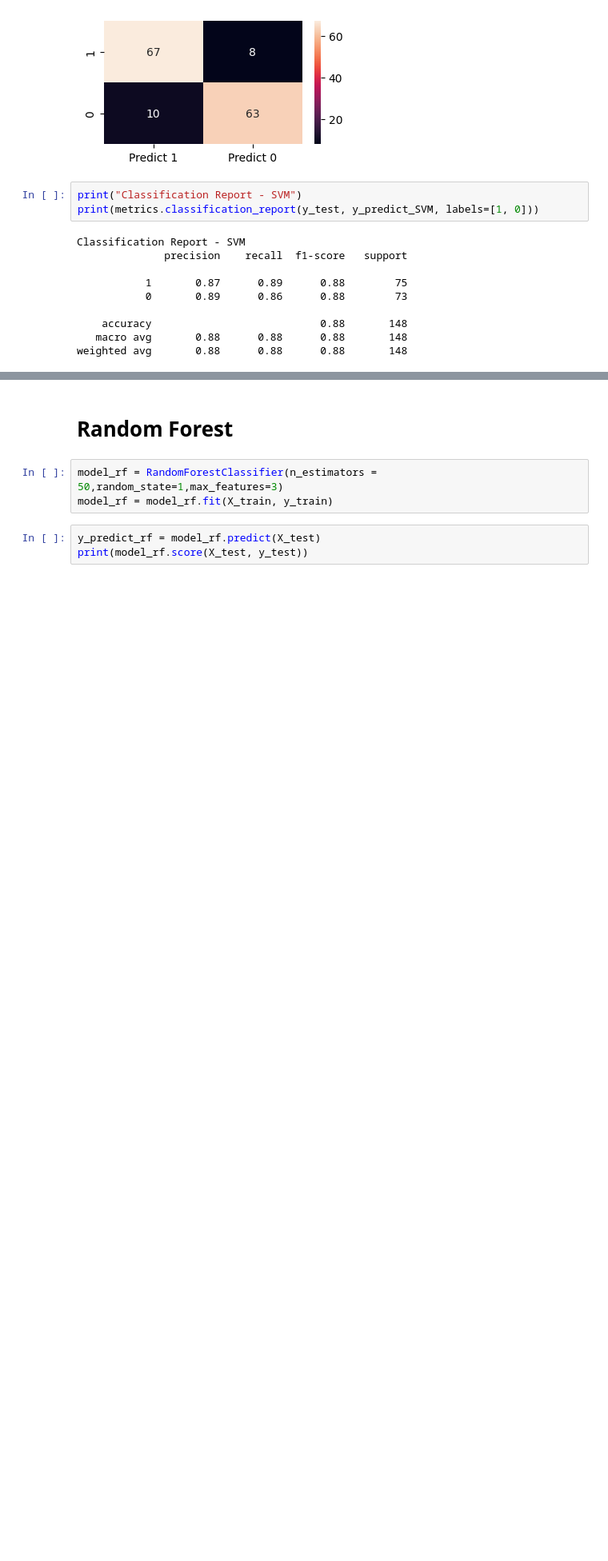
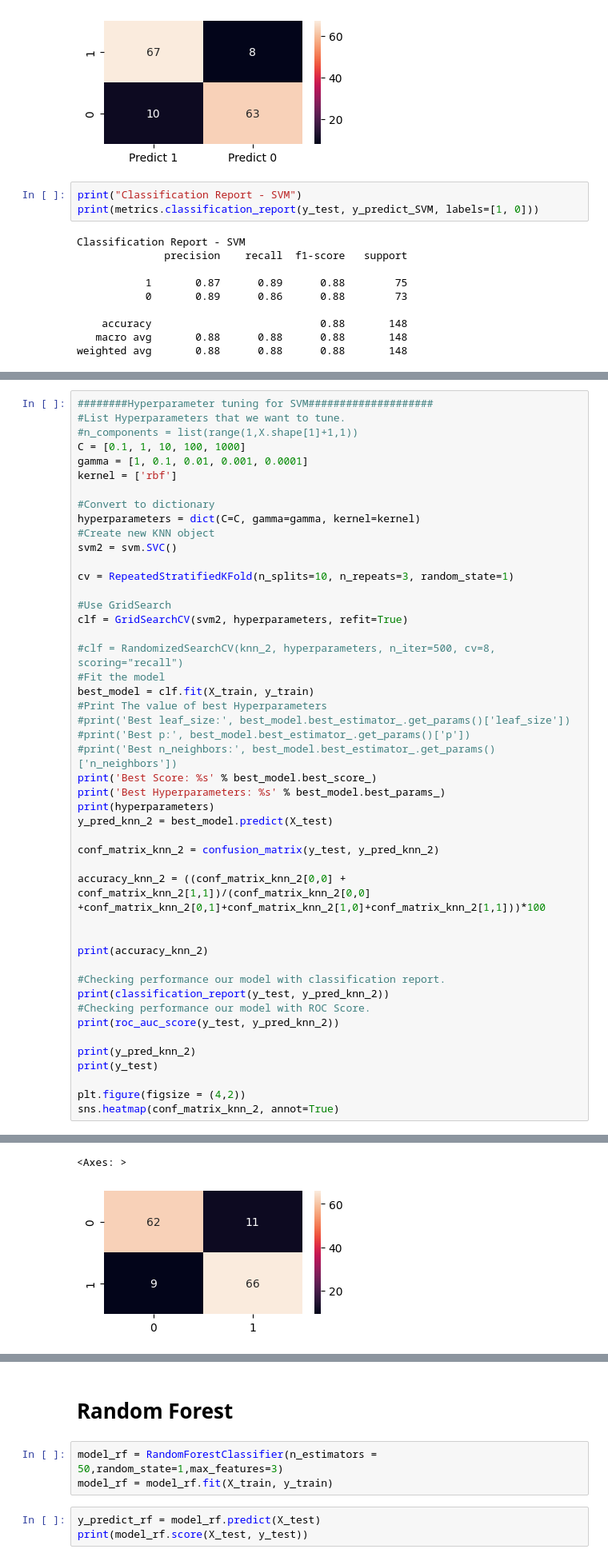
Before and after one commit to tomasfgon/Predictive-models-Parkinson, a Jupyter notebook: src/italian_modeling.ipynb, the cells around one changed output, grey strips where cells are left out. Shown: that part at 80% size. Drawn from its saved outputs; the diff is of its cells as text; blank space fills up the shorter version.

```diff
--- a/src/italian_modeling.ipynb
+++ b/src/italian_modeling.ipynb
@@ -346,0 +381,48 @@ weighted avg       0.88      0.88      0.88       148
+# %%
+########Hyperparameter tuning for SVM####################
+#List Hyperparameters that we want to tune.
+#n_components = list(range(1,X.shape[1]+1,1))
+C = [0.1, 1, 10, 100, 1000]
+gamma = [1, 0.1, 0.01, 0.001, 0.0001]
+kernel = ['rbf']
+
+#Convert to dictionary
+hyperparameters = dict(C=C, gamma=gamma, kernel=kernel)
+#Create new KNN object
+svm2 = svm.SVC()
+
+cv = RepeatedStratifiedKFold(n_splits=10, n_repeats=3, random_state=1)
+
+#Use GridSearch
+clf = GridSearchCV(svm2, hyperparameters, refit=True)
+
+#clf = RandomizedSearchCV(knn_2, hyperparameters, n_iter=500, cv=8, scoring="recall")
+#Fit the model
+best_model = clf.fit(X_train, y_train)
+#Print The value of best Hyperparameters
+#print('Best leaf_size:', best_model.best_estimator_.get_params()['leaf_size'])
+#print('Best p:', best_model.best_estimator_.get_params()['p'])
+#print('Best n_neighbors:', best_model.best_estimator_.get_params()['n_neighbors'])
+print('Best Score: %s' % best_model.best_score_)
+print('Best Hyperparameters: %s' % best_model.best_params_)
+print(hyperparameters)
+y_pred_knn_2 = best_model.predict(X_test)
+
+conf_matrix_knn_2 = confusion_matrix(y_test, y_pred_knn_2)
+
+accuracy_knn_2 = ((conf_matrix_knn_2[0,0] + conf_matrix_knn_2[1,1])/(conf_matrix_knn_2[0,0] +conf_matrix_knn_2[0,1]+conf_matrix_knn_2[1,0]+conf_matrix_knn_2[1,1]))*100
+
+
+print(accuracy_knn_2)
+
+#Checking performance our model with classification report.
+print(classification_report(y_test, y_pred_knn_2))
+#Checking performance our model with ROC Score.
+print(roc_auc_score(y_test, y_pred_knn_2))
+
+print(y_pred_knn_2)
+print(y_test)
+
+plt.figure(figsize = (4,2))
+sns.heatmap(conf_matrix_knn_2, annot=True)
+# %% [output]
@@ -346,0 +446,2 @@ weighted avg       0.88      0.88      0.88       148
+<Axes: >
+[figure, added]
```
Also changed, not shown: parts of 18 cells of this notebook, 1 other file.
